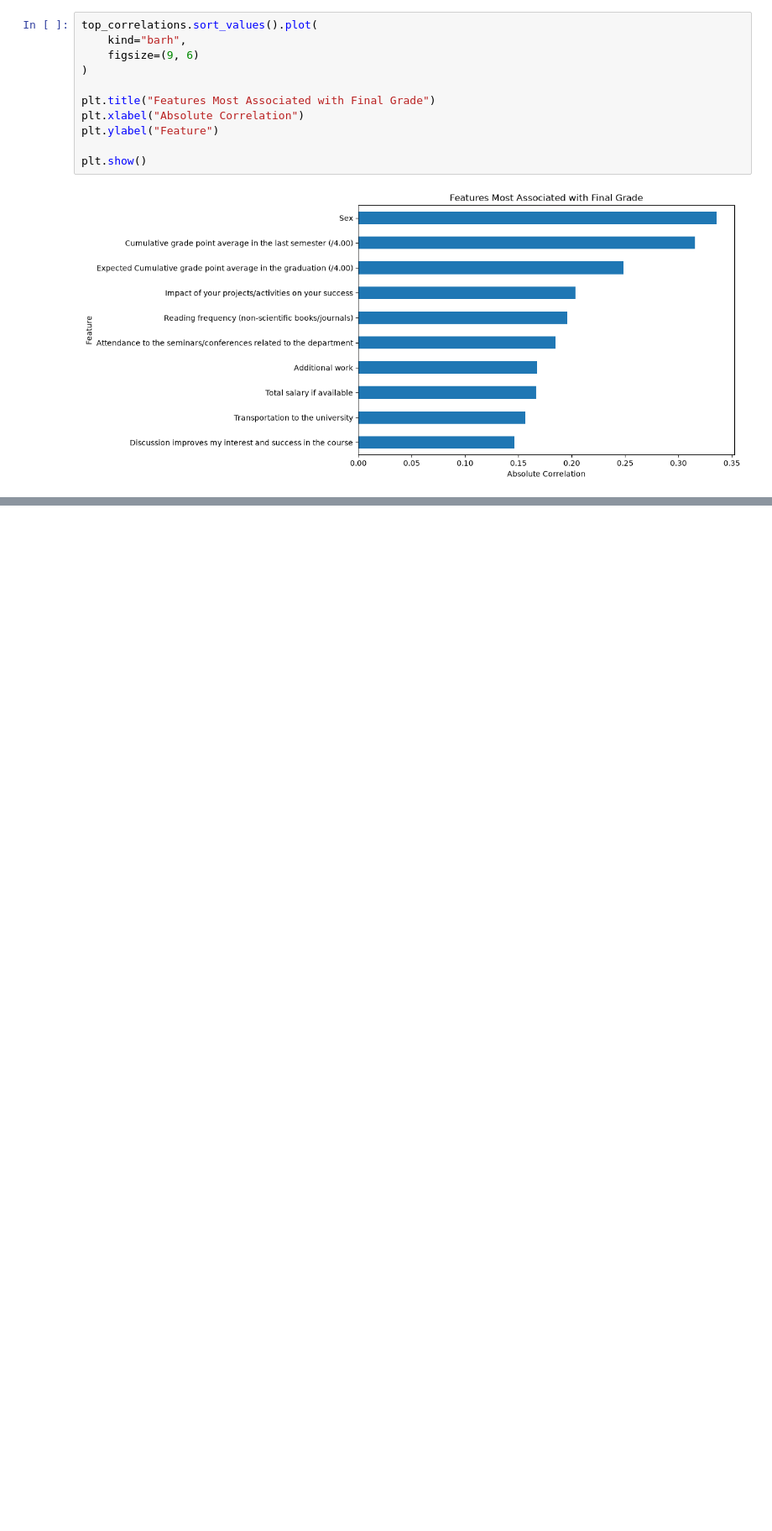
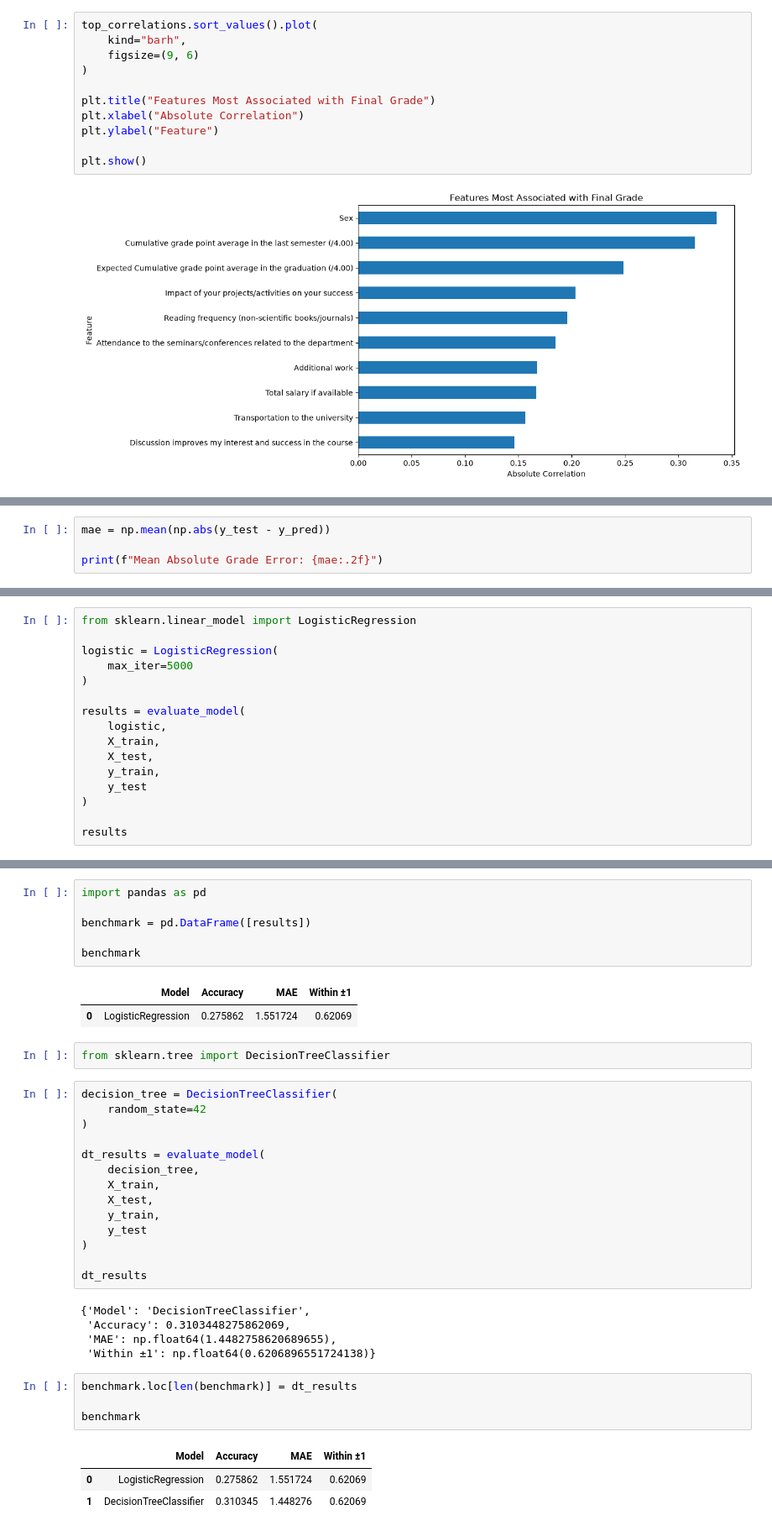
Before and after one commit to P0RUS/Hermes, a Jupyter notebook: notebooks/analysis.ipynb, the cells around one changed output, grey strips where cells are left out. Shown at 84% size. Drawn from its saved outputs; the diff is of its cells as text; blank space fills up the shorter version.

Commit message:
Add Decision Tree benchmark

```diff
--- a/notebooks/analysis.ipynb
+++ b/notebooks/analysis.ipynb
@@ -241,0 +393,4 @@ plt.show()
+# %%
+mae = np.mean(np.abs(y_test - y_pred))
+
+print(f"Mean Absolute Grade Error: {mae:.2f}")
@@ -241,0 +426,16 @@ plt.show()
+# %%
+from sklearn.linear_model import LogisticRegression
+
+logistic = LogisticRegression(
+    max_iter=5000
+)
+
+results = evaluate_model(
+    logistic,
+    X_train,
+    X_test,
+    y_train,
+    y_test
+)
+
+results
@@ -241,0 +447,38 @@ plt.show()
+# %%
+import pandas as pd
+
+benchmark = pd.DataFrame([results])
+
+benchmark
+# %% [output]
+|  | Model | Accuracy | MAE | Within ±1 |
+| 0 | LogisticRegression | 0.275862 | 1.551724 | 0.62069 |
+# %%
+from sklearn.tree import DecisionTreeClassifier
+# %%
+decision_tree = DecisionTreeClassifier(
+    random_state=42
+)
+
+dt_results = evaluate_model(
+    decision_tree,
+    X_train,
+    X_test,
+    y_train,
+    y_test
+)
+
+dt_results
+# %% [output]
+{'Model': 'DecisionTreeClassifier',
+ 'Accuracy': 0.3103448275862069,
+ 'MAE': np.float64(1.4482758620689655),
+ 'Within ±1': np.float64(0.6206896551724138)}
+# %%
+benchmark.loc[len(benchmark)] = dt_results
+
+benchmark
+# %% [output]
+|  | Model | Accuracy | MAE | Within ±1 |
+| 0 | LogisticRegression | 0.275862 | 1.551724 | 0.62069 |
+| 1 | DecisionTreeClassifier | 0.310345 | 1.448276 | 0.62069 |
```
Also changed, not shown: parts of 20 cells of this notebook.
